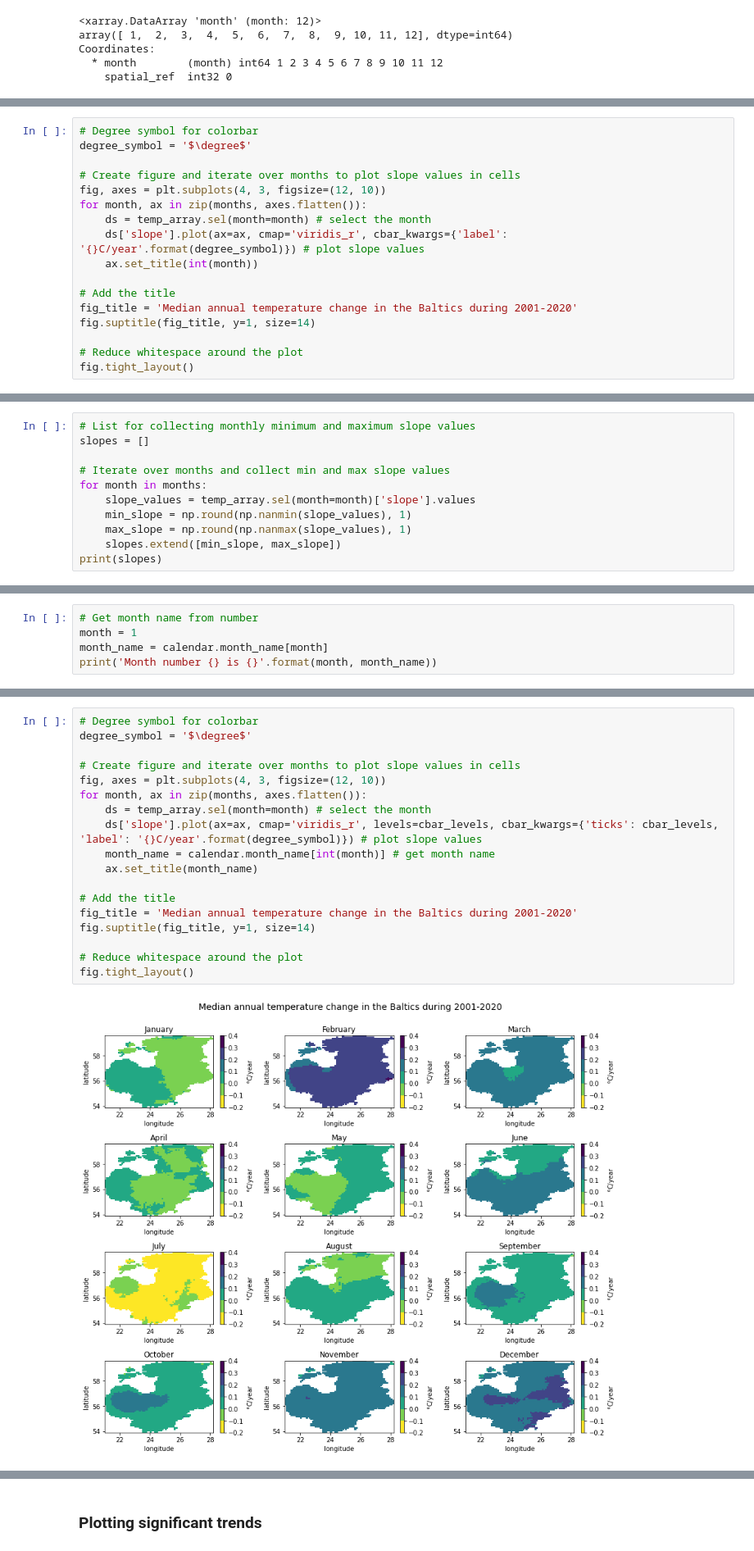
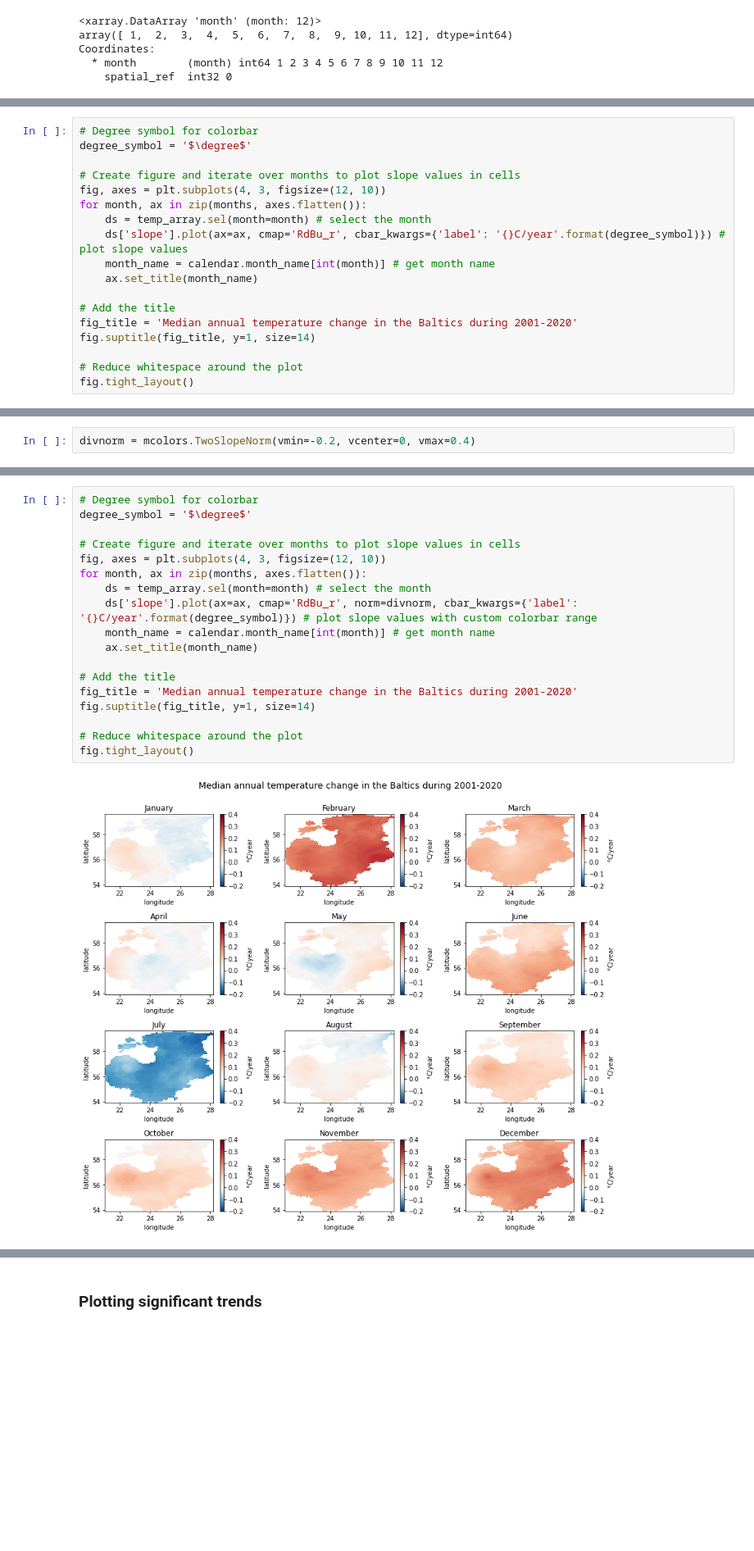
Before and after one commit to LandscapeGeoinformatics/EGU_2021_lgeo_workshops, a Jupyter notebook: SC5.8/EGU2021_Workshop_SC58.ipynb, the cells around one changed output, grey strips where cells are left out. Shown: that part at 82% size. Drawn from its saved outputs; the diff is of its cells as text; blank space fills up the shorter version.

Commit message:
Condensed plotting section

```diff
--- a/SC5.8/EGU2021_Workshop_SC58.ipynb
+++ b/SC5.8/EGU2021_Workshop_SC58.ipynb
@@ -484,8 +477,9 @@ degree_symbol = '$\degree$'
 fig, axes = plt.subplots(4, 3, figsize=(12, 10))
 for month, ax in zip(months, axes.flatten()):
     ds = temp_array.sel(month=month) # select the month
-    ds['slope'].plot(ax=ax, cmap='viridis_r', cbar_kwargs={'label': '{}C/year'.format(degree_symbol)}) # plot slope values
-    ax.set_title(int(month))
+    ds['slope'].plot(ax=ax, cmap='RdBu_r', cbar_kwargs={'label': '{}C/year'.format(degree_symbol)}) # plot slope values
+    month_name = calendar.month_name[int(month)] # get month name
+    ax.set_title(month_name)
 
 # Add the title
 fig_title = 'Median annual temperature change in the Baltics during 2001-2020'
@@ -502,11 +491,0 @@ Let us create a list of potential colorbar levels by collecting the minimum and
-# %%
-# List for collecting monthly minimum and maximum slope values
-slopes = []
-
-# Iterate over months and collect min and max slope values
-for month in months:
-    slope_values = temp_array.sel(month=month)['slope'].values
-    min_slope = np.round(np.nanmin(slope_values), 1)
-    max_slope = np.round(np.nanmax(slope_values), 1)
-    slopes.extend([min_slope, max_slope])
-print(slopes)
@@ -526,5 +491,0 @@ In the previous plot we had months as numbers for the subplot titles, but we can
-# %%
-# Get month name from number
-month = 1
-month_name = calendar.month_name[month]
-print('Month number {} is {}'.format(month, month_name))
@@ -533 +508,3 @@ Month number 1 is January
+# %%
+divnorm = mcolors.TwoSlopeNorm(vmin=-0.2, vcenter=0, vmax=0.4)
 # %% [markdown]
@@ -535,21 +512,21 @@ We can now recreate the plot with a custom colorbar range by specifying the `lev
 # %%
 # Degree symbol for colorbar
 degree_symbol = '$\degree$'
 
 # Create figure and iterate over months to plot slope values in cells
 fig, axes = plt.subplots(4, 3, figsize=(12, 10))
 for month, ax in zip(months, axes.flatten()):
     ds = temp_array.sel(month=month) # select the month
-    ds['slope'].plot(ax=ax, cmap='viridis_r', levels=cbar_levels, cbar_kwargs={'ticks': cbar_levels, 'label': '{}C/year'.format(degree_symbol)}) # plot slope values
+    ds['slope'].plot(ax=ax, cmap='RdBu_r', norm=divnorm, cbar_kwargs={'label': '{}C/year'.format(degree_symbol)}) # plot slope values with custom colorbar range
     month_name = calendar.month_name[int(month)] # get month name
     ax.set_title(month_name)
 
 # Add the title
 fig_title = 'Median annual temperature change in the Baltics during 2001-2020'
 fig.suptitle(fig_title, y=1, size=14)
 
 # Reduce whitespace around the plot
 fig.tight_layout()
 # %% [output]
-[figure, old version]
+[figure, new version]
 # %% [markdown]
```
Also changed, not shown: parts of 35 cells of this notebook.
